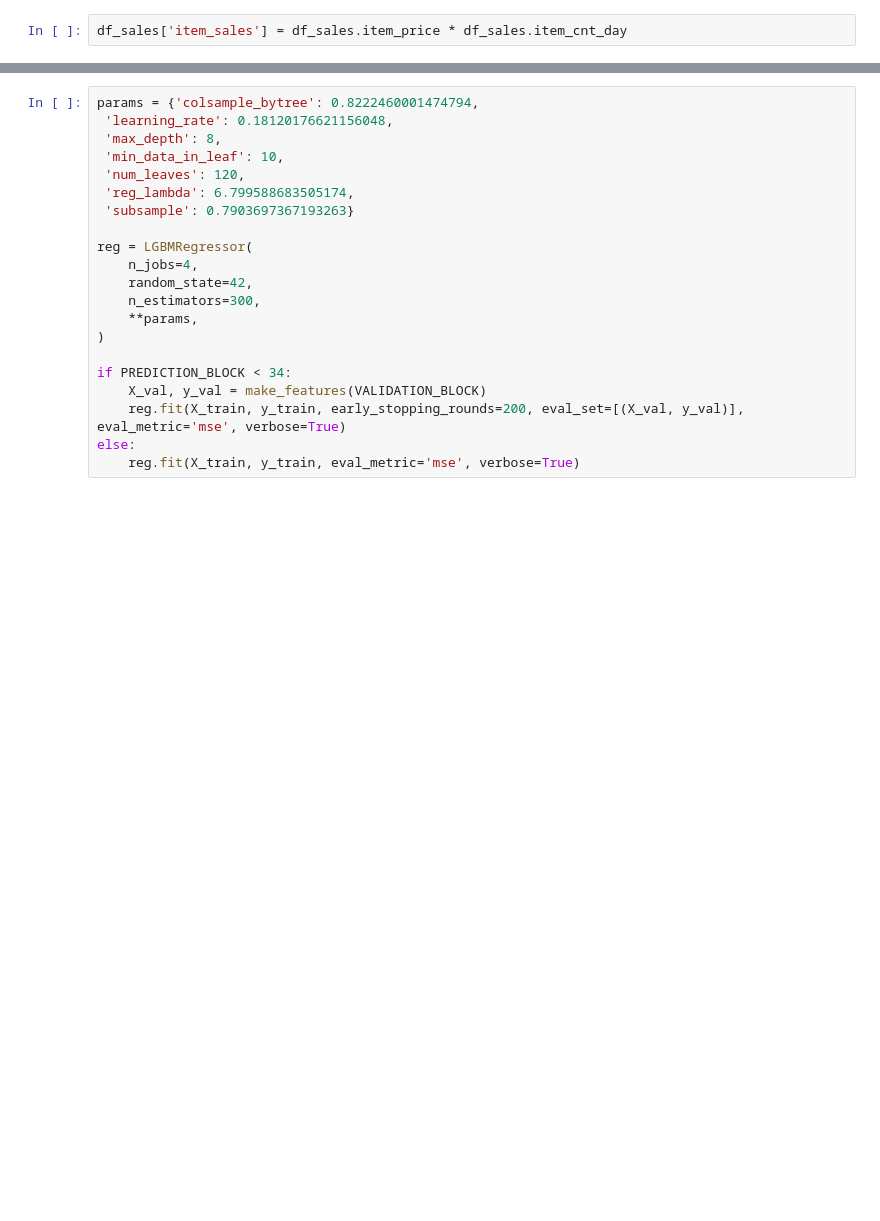
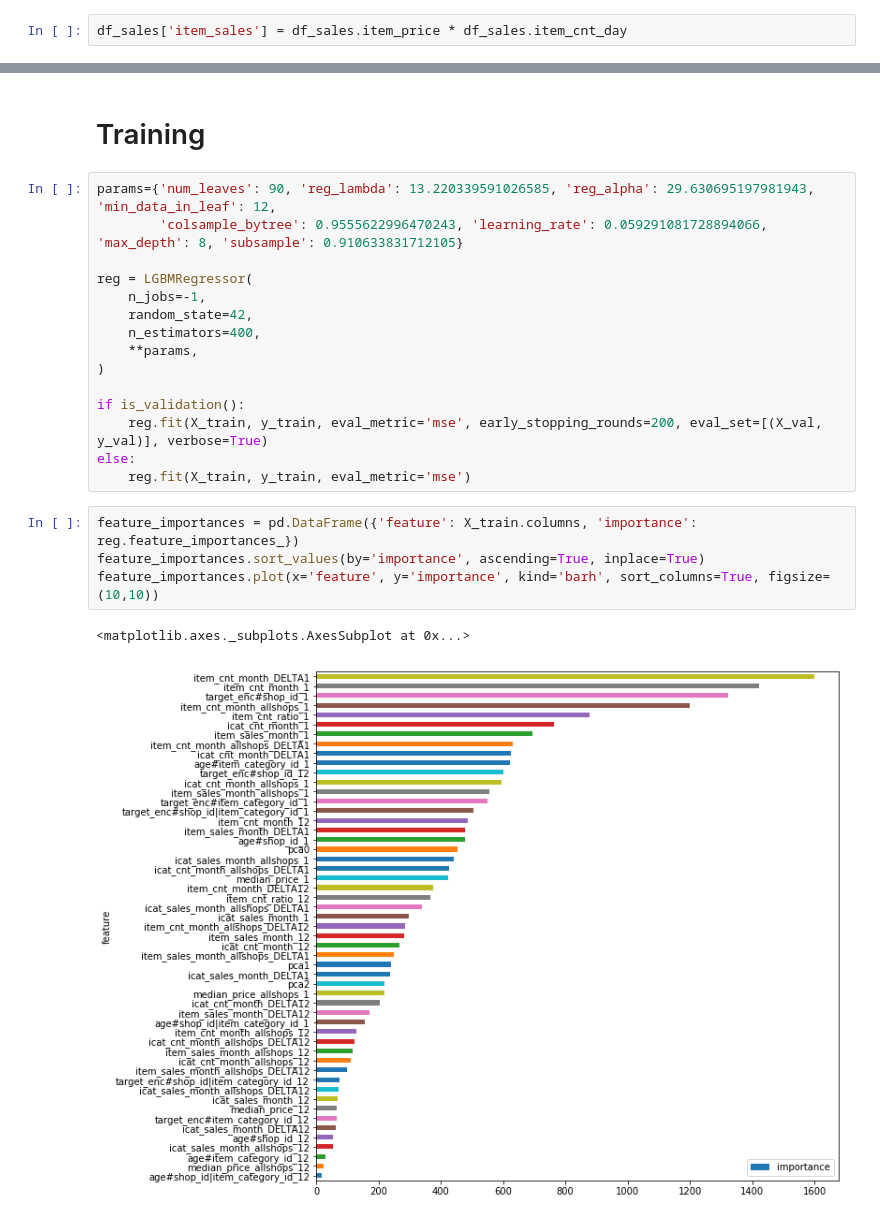
Before and after one commit to keijak/kaggle-pub, a Jupyter notebook: sales1c/training2.ipynb, the cells around one changed output, grey strips where cells are left out. Drawn from its saved outputs; the diff is of its cells as text; blank space fills up the shorter version.

```diff
--- a/sales1c/training2.ipynb
+++ b/sales1c/training2.ipynb
@@ -253,24 +403,27 @@ X_train.head(10).T
+# %% [markdown]
+# Training
 # %%
-params = {'colsample_bytree': 0.8222460001474794,
- 'learning_rate': 0.18120176621156048,
- 'max_depth': 8,
- 'min_data_in_leaf': 10,
- 'num_leaves': 120,
- 'reg_lambda': 6.799588683505174,
- 'subsample': 0.7903697367193263}
+params={'num_leaves': 90, 'reg_lambda': 13.220339591026585, 'reg_alpha': 29.630695197981943, 'min_data_in_leaf': 12,
+        'colsample_bytree': 0.9555622996470243, 'learning_rate': 0.059291081728894066, 'max_depth': 8, 'subsample': 0.910633831712105}
 
 reg = LGBMRegressor(
-    n_jobs=4,
+    n_jobs=-1,
     random_state=42,
-    n_estimators=300,
+    n_estimators=400,
     **params,
 )
 
-if PREDICTION_BLOCK < 34:
-    X_val, y_val = make_features(VALIDATION_BLOCK)
-    reg.fit(X_train, y_train, early_stopping_rounds=200, eval_set=[(X_val, y_val)], eval_metric='mse', verbose=True)
+if is_validation():
+    reg.fit(X_train, y_train, eval_metric='mse', early_stopping_rounds=200, eval_set=[(X_val, y_val)], verbose=True)
 else:
-    reg.fit(X_train, y_train, eval_metric='mse', verbose=True)
+    reg.fit(X_train, y_train, eval_metric='mse')
+# %%
+feature_importances = pd.DataFrame({'feature': X_train.columns, 'importance': reg.feature_importances_})
+feature_importances.sort_values(by='importance', ascending=True, inplace=True)
+feature_importances.plot(x='feature', y='importance', kind='barh', sort_columns=True, figsize=(10,10))
+# %% [output]
+<matplotlib.axes._subplots.AxesSubplot at 0x...>
+[figure, added]
 # %%
 def clip(s):
     return s.map(lambda x: max(0.0, min(20.0, x)))
```
Also changed, not shown: parts of 22 cells of this notebook.
